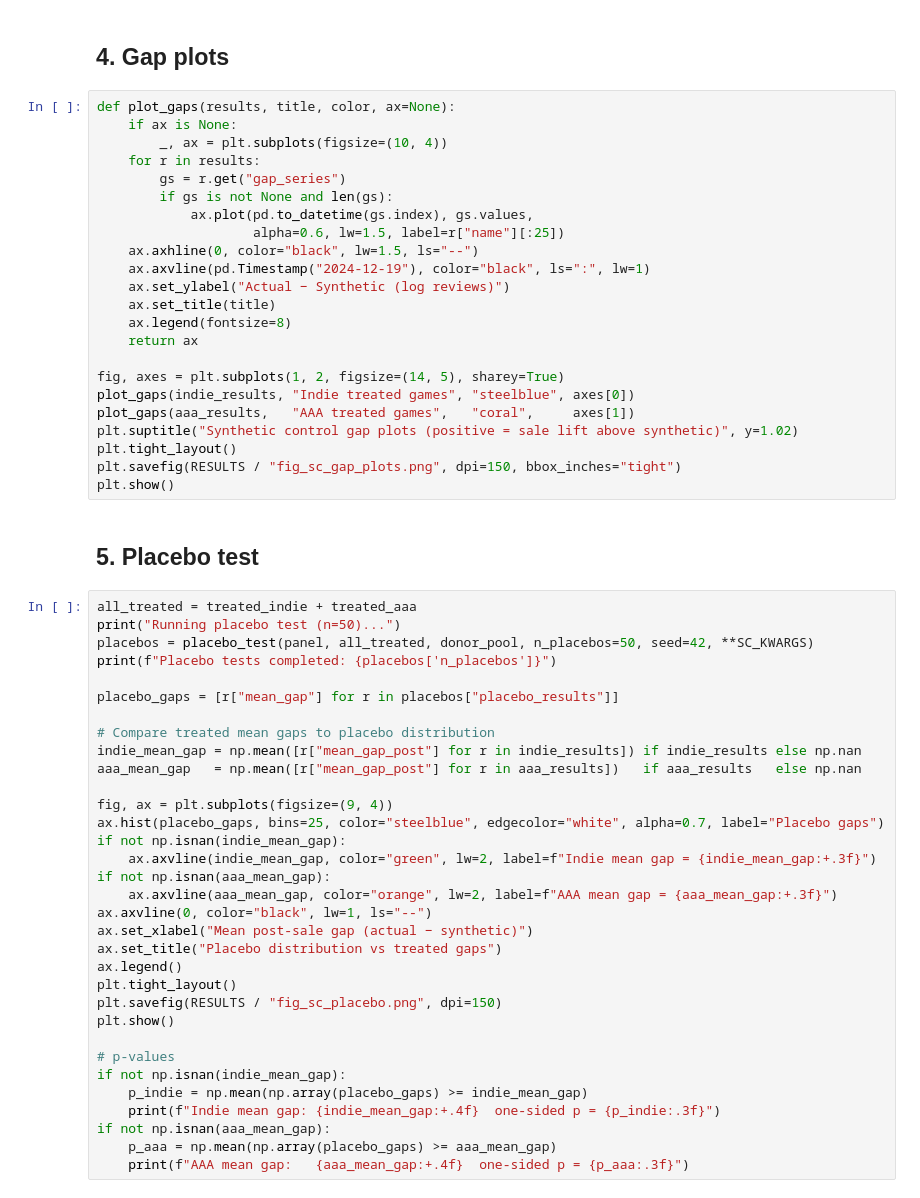
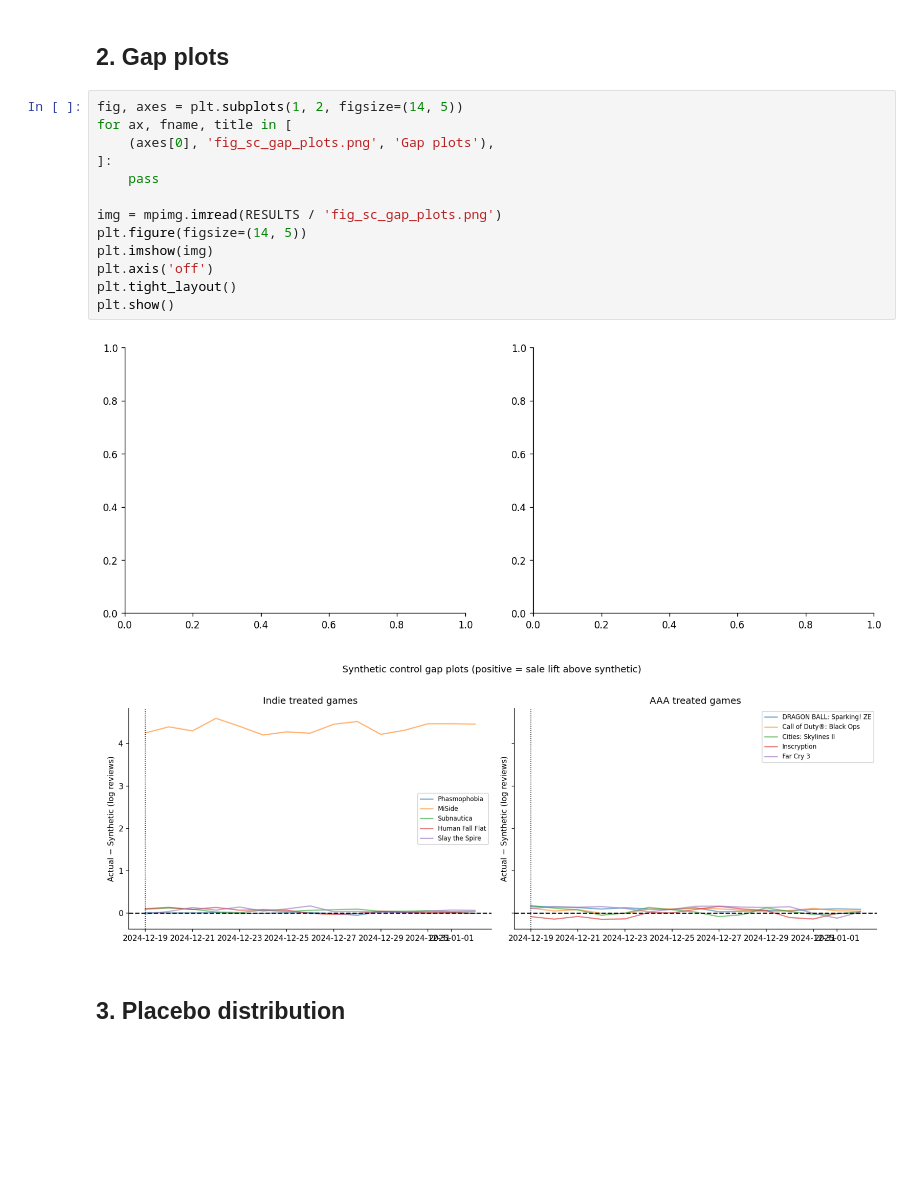
Before and after one commit to divyesh0406/Steam-Sale, a Jupyter notebook: steam-sale-lift/notebooks/04_hypothesis_3_synthetic_control.ipynb, the cells around one changed output. Saved outputs shown, nothing was run; the diff lists cells and outputs as text; blank space fills up the shorter version.

```diff
--- a/steam-sale-lift/notebooks/04_hypothesis_3_synthetic_control.ipynb
+++ b/steam-sale-lift/notebooks/04_hypothesis_3_synthetic_control.ipynb
@@ -102,60 +57,20 @@ for appid in treated_aaa:
 # %% [markdown]
-## 4. Gap plots
+## 2. Gap plots
-# %%
-def plot_gaps(results, title, color, ax=None):
-    if ax is None:
-        _, ax = plt.subplots(figsize=(10, 4))
-    for r in results:
-        gs = r.get("gap_series")
-        if gs is not None and len(gs):
-            ax.plot(pd.to_datetime(gs.index), gs.values,
-                    alpha=0.6, lw=1.5, label=r["name"][:25])
-    ax.axhline(0, color="black", lw=1.5, ls="--")
-    ax.axvline(pd.Timestamp("2024-12-19"), color="black", ls=":", lw=1)
-    ax.set_ylabel("Actual − Synthetic (log reviews)")
-    ax.set_title(title)
-    ax.legend(fontsize=8)
-    return ax
-
-fig, axes = plt.subplots(1, 2, figsize=(14, 5), sharey=True)
-plot_gaps(indie_results, "Indie treated games", "steelblue", axes[0])
-plot_gaps(aaa_results,   "AAA treated games",   "coral",     axes[1])
-plt.suptitle("Synthetic control gap plots (positive = sale lift above synthetic)", y=1.02)
-plt.tight_layout()
-plt.savefig(RESULTS / "fig_sc_gap_plots.png", dpi=150, bbox_inches="tight")
-plt.show()
+# %%
+fig, axes = plt.subplots(1, 2, figsize=(14, 5))
+for ax, fname, title in [
+    (axes[0], 'fig_sc_gap_plots.png', 'Gap plots'),
+]:
+    pass
+
+img = mpimg.imread(RESULTS / 'fig_sc_gap_plots.png')
+plt.figure(figsize=(14, 5))
+plt.imshow(img)
+plt.axis('off')
+plt.tight_layout()
+plt.show()
+# %% [output]
+[figure, added]
+[figure, added]
 # %% [markdown]
-## 5. Placebo test
+## 3. Placebo distribution
-# %%
-all_treated = treated_indie + treated_aaa
-print("Running placebo test (n=50)...")
-placebos = placebo_test(panel, all_treated, donor_pool, n_placebos=50, seed=42, **SC_KWARGS)
-print(f"Placebo tests completed: {placebos['n_placebos']}")
-
-placebo_gaps = [r["mean_gap"] for r in placebos["placebo_results"]]
-
-# Compare treated mean gaps to placebo distribution
-indie_mean_gap = np.mean([r["mean_gap_post"] for r in indie_results]) if indie_results else np.nan
-aaa_mean_gap   = np.mean([r["mean_gap_post"] for r in aaa_results])   if aaa_results   else np.nan
-
-fig, ax = plt.subplots(figsize=(9, 4))
-ax.hist(placebo_gaps, bins=25, color="steelblue", edgecolor="white", alpha=0.7, label="Placebo gaps")
-if not np.isnan(indie_mean_gap):
-    ax.axvline(indie_mean_gap, color="green", lw=2, label=f"Indie mean gap = {indie_mean_gap:+.3f}")
-if not np.isnan(aaa_mean_gap):
-    ax.axvline(aaa_mean_gap, color="orange", lw=2, label=f"AAA mean gap = {aaa_mean_gap:+.3f}")
-ax.axvline(0, color="black", lw=1, ls="--")
-ax.set_xlabel("Mean post-sale gap (actual − synthetic)")
-ax.set_title("Placebo distribution vs treated gaps")
-ax.legend()
-plt.tight_layout()
-plt.savefig(RESULTS / "fig_sc_placebo.png", dpi=150)
-plt.show()
-
-# p-values
-if not np.isnan(indie_mean_gap):
-    p_indie = np.mean(np.array(placebo_gaps) >= indie_mean_gap)
-    print(f"Indie mean gap: {indie_mean_gap:+.4f}  one-sided p = {p_indie:.3f}")
-if not np.isnan(aaa_mean_gap):
-    p_aaa = np.mean(np.array(placebo_gaps) >= aaa_mean_gap)
-    print(f"AAA mean gap:   {aaa_mean_gap:+.4f}  one-sided p = {p_aaa:.3f}")
```
Also changed, not shown: parts of 15 cells of this notebook, 2 other files.
